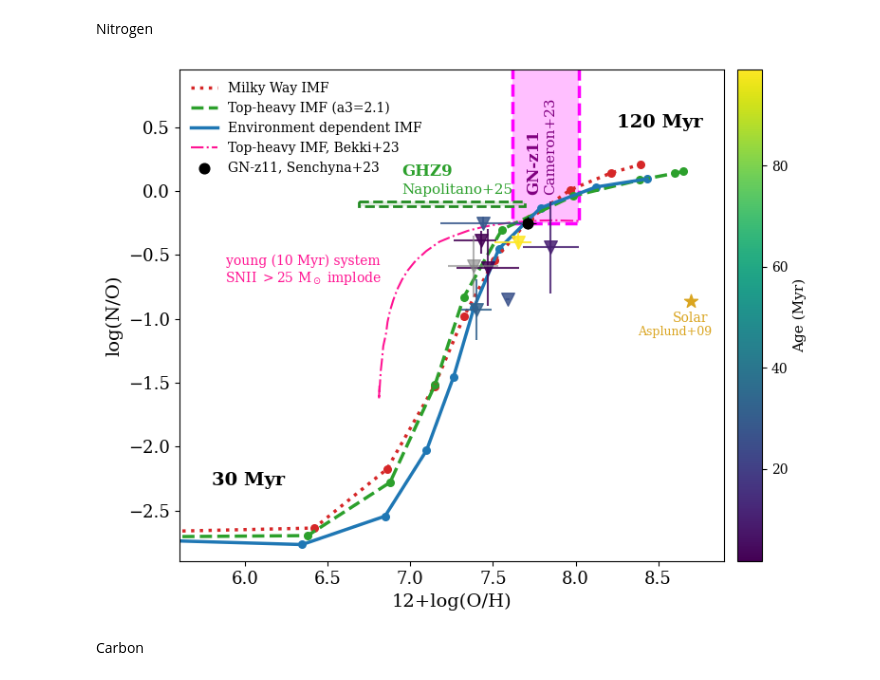
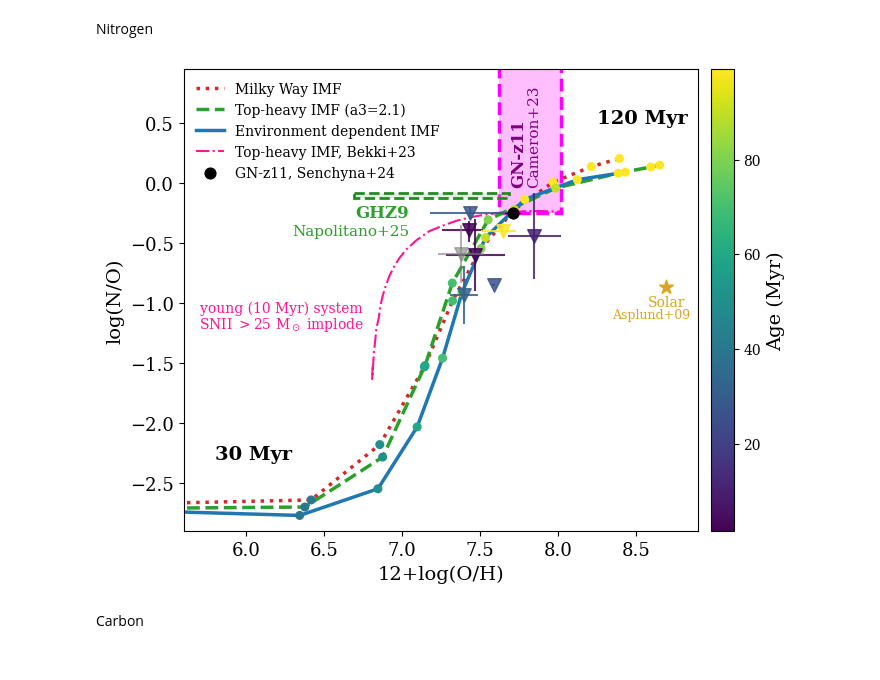
Before and after one commit to bshidvb/galIMF, a Jupyter notebook: plotting/plots_for-paper_main.ipynb, the cells around one changed output. Cells and saved outputs as stored; diff of their text form; code cells hidden in the pictures.

```diff
--- a/plotting/plots_for-paper_main.ipynb
+++ b/plotting/plots_for-paper_main.ipynb
@@ -53,6 +53,9 @@ def prepare_data(file_paths):
         smooth_logOH, smooth_logNO = fit(logOH_rec, logNO_rec)
     return smooth_logOH, smooth_logNO
 
+plt.rc('font', family='serif')
+plt.figure(figsize=(8, 6))
+
     # Define data points: (12+O/H, N/O, label, color, err_x, err_y, age, age_err, agn?)
 points = [
 # (8.38, -0.13, 'Mrk 996 (high density)', 0.075, 0.28),
@@ -71,6 +74,7 @@ points = [
 (7.43, -0.39, 'RXCJ2248-ID', [[0.17], [0.09]] , [[0.10], [0.08]], 1.8),
 (7.65, -0.40, 'GLASS_150008', [[0.14], [0.08]] , [[0.05], [0.07]], 99),
 (7.47, -0.6, 'A1703-zd6', [[0.19], [0.19]], [[0.3], [0.3]], 1.6),
+# (7.99, -0.7, 'JADES-GS-z7-LAF', [[0.37], [0.41]], [[0.25], [0.20]], 27.1),
 (7.85, -0.44, 'GN-z8-LAE', [[0.17], [0.17]], [[0.36], [0.36]], 10),
 # (8.37, -0.01, 'CEERS_01019 (AGN)', 0.13, 0),
 (7.38, -0.59, 'GN-z9p4', [[0.15], [0.15]], [[0.24], [0.24]], 'Nan'),
@@ -81,12 +85,12 @@ points = [
     ]
 
 # Collect valid (numeric) ages for colormap normalisation
-valid_ages = [p[6] for p in points if p[6] != 'Nan']
+valid_ages = [p[5] for p in points if p[5] != 'Nan']
 norm = mcolors.Normalize(vmin=np.min(valid_ages), vmax=np.max(valid_ages))
 cmap = cm.viridis
 
 handles = []
-for x, y, label, color, xerr, yerr, age in points:
+for x, y, label, xerr, yerr, age in points:
     if age == 'Nan':
         point_color = 'gray'
         alpha = 0.6
@@ -94,15 +98,15 @@ for x, y, label, color, xerr, yerr, age in points:
         point_color = cmap(norm(age))
         alpha = 0.85
 
-sc = plt.scatter(x, y, color=point_color, label=label, s=95, marker='v', zorder=5, alpha=alpha)
-plt.errorbar(x, y, xerr=xerr, yerr=yerr, fmt='none', elinewidth=1.5, ecolor=point_color, zorder=5, alpha=alpha)
-handles.append(sc)
+    sc = plt.scatter(x, y, color=point_color, s=95, marker='v', zorder=5, alpha=alpha)
+    plt.errorbar(x, y, xerr=xerr, yerr=yerr, fmt='none', elinewidth=1.5, ecolor=point_color, zorder=5, alpha=alpha)
+    handles.append(sc)
 
 # Add colorbar
 sm = cm.ScalarMappable(cmap=cmap, norm=norm)
 sm.set_array([])
 cbar = plt.colorbar(sm, ax=plt.gca(), pad=0.02)
-cbar.set_label('Age (Myr)', fontsize=11)
+cbar.set_label('Age (Myr)', fontsize=14)
 
     # handles = []
     # for x, y, label, color, xerr, yerr, age in points:
@@ -135,8 +139,8 @@ def plot_Bekki_comparison():
 
     plt.rc('font', family='serif')
     plt.plot(BlogOHa115, BlogNOa115, color='deeppink', lw=1.5, label='Top-heavy IMF, Bekki+23', linestyle='-.', zorder=0)
-    plt.text(6.35, -0.6, 'young (10 Myr) system', color='deeppink', ha='center', va='bottom', fontsize=10)
-    plt.text(6.35, -0.75, 'SNII $>$25 M$_\\odot~$implode', color='deeppink', ha='center', va='bottom', fontsize=10)
+    plt.text(6.23, -1.1, 'young (10 Myr) system', color='deeppink', ha='center', va='bottom', fontsize=10)
+    plt.text(6.23, -1.25, 'SNII $>$25 M$_\\odot~$implode', color='deeppink', ha='center', va='bottom', fontsize=10)
 
     Xmin, Xmax = 6.69, 7.69
     Ymin, Ymax = -0.08, -0.12
@@ -148,8 +152,8 @@ def plot_Bekki_comparison():
                          linewidth=2, edgecolor='forestgreen', facecolor='none',
                          alpha=1, linestyle='--', zorder=10)
     plt.gca().add_patch(rect3)
-    plt.text(6.95, 0.12, 'GHZ9', color='tab:green', fontsize=12, weight="bold")
-    plt.text(6.95, -0.02, 'Napolitano+25', color='tab:green', fontsize=11)
+    plt.text(6.7, -0.28, 'GHZ9', color='tab:green', fontsize=12, weight="bold")
+    plt.text(6.3, -0.43, 'Napolitano+25', color='tab:green', fontsize=11)
 
 
     xmin, xmax = 7.62, 8.02
@@ -166,7 +170,7 @@ def plot_Bekki_comparison():
     plt.text(7.85, - 0.25 + 0.22, 'Cameron+23', color='purple', ha='center', va='bottom', fontsize=11, rotation=90, zorder=10)
 
     # plt.scatter(7.84, -0.38, color='black', label='GN-z11', s=30, marker='*') # from Senchyna23 https://arxiv.org/pdf/2303.04179 (gas + dust)
-    plt.scatter(7.71, -0.25, color='black', label='GN-z11, Senchyna+23', s=60, marker='o', zorder=5) # gas-phase only (Senchyna23), BEAGLE line fitting
+    plt.scatter(7.71, -0.25, color='black', label='GN-z11, Senchyna+24', s=60, marker='o', zorder=5) # gas-phase only (Senchyna23), BEAGLE line fitting
     plt.errorbar(7.71, -0.25, 0.05, 0.05, fmt='none', elinewidth=0.8, ecolor='black', zorder=5)
     plt.scatter(8.696, -0.86, color='goldenrod', s=110, marker='*')
     plt.text(8.696, -1.05, 'Solar', color='goldenrod', ha='center', va='bottom', fontsize=10)
@@ -178,8 +182,6 @@ def plot_Bekki_comparison():
     # plt.scatter(7.91, -0.2, color='red', label='GN-z11', s=30, marker='*')
 
   # Extend if needed
-plt.rc('font', family='serif')
-plt.figure(figsize=(8, 6))
 
 file_paths = glob.glob("/Users/adriana_work/Desktop/galIMF/simulation_results_from_galaxy_evol/paper/nomoto/canonical/imfKroupaSTF0.04alpha2.3Log_SFR0.2SFEN100SFE0.0068Z_0-4.15infall0.002/chemical_and_SN_evolution.txt")
 index_x=2
@@ -191,12 +193,14 @@ for i, path in enumerate(file_paths):
     time_steps = data['time step list:']
     stellar_ages = np.log10(time_steps)
     logNO, logOH = recalculate(logNO, logOH)
-    plt.scatter(logOH[index_x:index_y], logNO[index_x:index_y], color='tab:red', s=30)
+    n_points = len(logOH[index_x:index_y])
+    ages = np.linspace(30, 120, n_points)
+    plt.scatter(logOH[index_x:index_y], logNO[index_x:index_y], c=ages, cmap=cmap, norm=norm, s=30, zorder=4)
     plt.plot(logOH[index_x:index_y], logNO[index_x:index_y], color='tab:red', lw=2.5, label='Milky Way IMF', linestyle="dotted")
 
 # file_paths = glob.glob("/Users/adriana_work/Desktop/galIMF/simulation_results_from_galaxy_evol/paper/nomoto/top_heavy/imfKroupaalpha2.1Log_SFR0.3SFEN100SFE0.008infall0.0065outf110/chemical_and_SN_evolution.txt")
 file_paths = glob.glob("/Users/adriana_work/Desktop/galIMF/simulation_results_from_galaxy_evol/paper/nomoto/top_heavy/imfKroupaalpha2.1Log_SFR0.3SFEN100SFE0.008infall0.006outf130/chemical_and_SN_evolution.txt")
-index_x=1
+index_x=2
 index_y=12
 
 for i, path in enumerate(file_paths):
@@ -205,7 +209,9 @@ for i, path in enumerate(file_paths):
     time_steps = data['time step list:']
     stellar_ages = np.log10(time_steps)
     logNO, logOH = recalculate(logNO, logOH)
-    plt.scatter(logOH[index_x:index_y], logNO[index_x:index_y], color='tab:green', s=30)
+    n_points = len(logOH[index_x:index_y])
+    ages = np.linspace(30, 120, n_points)
+    plt.scatter(logOH[index_x:index_y], logNO[index_x:index_y], c=ages, cmap=cmap, norm=norm, s=30, zorder=4)
     plt.plot(logOH[index_x:index_y], logNO[index_x:index_y], color='tab:green', lw=2.5, label='Top-heavy IMF (a3=2.1)', linestyle="--")
 
 # file_paths = glob.glob("/Users/adriana_work/Desktop/galIMF/simulation_results_from_galaxy_evol/paper/nomoto/bottom_heavy/imfKroupaalpha2.1Log_SFR0.3SFEN100SFE0.008infall0.0065outf110/chemical_and_SN_evolution.txt")
@@ -226,40 +232,37 @@ index_x=2
 index_y=12
 
 for i, path in enumerate(file_paths):
     data = load_data_with_names(path)
     logNO, logOH = data['Gas [N/O]:'], data['Gas [O/H]:']
     time_steps = data['time step list:']
     stellar_ages = np.log10(time_steps)
     logNO, logOH = recalculate(logNO, logOH)
-    plt.scatter(logOH[index_x:index_y], logNO[index_x:index_y], color='tab:blue', s=30)
+    n_points = len(logOH[index_x:index_y])
+    ages = np.linspace(30, 120, n_points)
+    plt.scatter(logOH[index_x:index_y], logNO[index_x:index_y], c=ages, cmap=cmap, norm=norm, s=30, zorder=4)
     plt.plot(logOH[index_x:index_y], logNO[index_x:index_y], color='tab:blue', lw=2.5, label='Environment dependent IMF')
 
 plt.text(5.8, -2.3, '30 Myr', color='black', fontsize=14, weight="bold")
 plt.text(8.25, 0.5, '120 Myr', color='black', fontsize=14, weight="bold")
 
 # plt.text(7.95, -2.5, 'Nomoto+13', color='tab:blue', ha='center', va='bottom', fontsize=17, weight="bold")
 
 title='Chemical evolution models with different IMF slopes'
 filename='./paper/paper_nitrogen_can_th.pdf'
 plot_Bekki_comparison()
 plt.xlabel('12+log(O/H)', fontsize=14)
 plt.ylabel('log(N/O)', fontsize=14)
 plt.xlim(5.6, 8.9)
 plt.locator_params(axis='x', nbins=8)
 plt.ylim(-2.9, 0.95)
 plt.locator_params(axis='y', nbins=8)
 plt.xticks(fontsize=13)
 plt.yticks(fontsize=13)
 plt.legend(bbox_to_anchor=(0, 1), loc="upper left", fontsize=10, frameon=False)
-# lgd_obs = plot_high_redshift_gal_data()
-# plt.gca().add_artist(lgd_obs)
-plot_high_redshift_gal_data()
-# plt.title(title, fontsize=16)
 plt.savefig(filename, bbox_inches='tight', dpi=300)
-plt.tight_layout()
 plt.show()
 # %% [output]
-[figure, old version]
+[figure, new version]
 # %% [markdown]
 Carbon
 # %%
```
Also changed, not shown: parts of 1 cell of this notebook.
